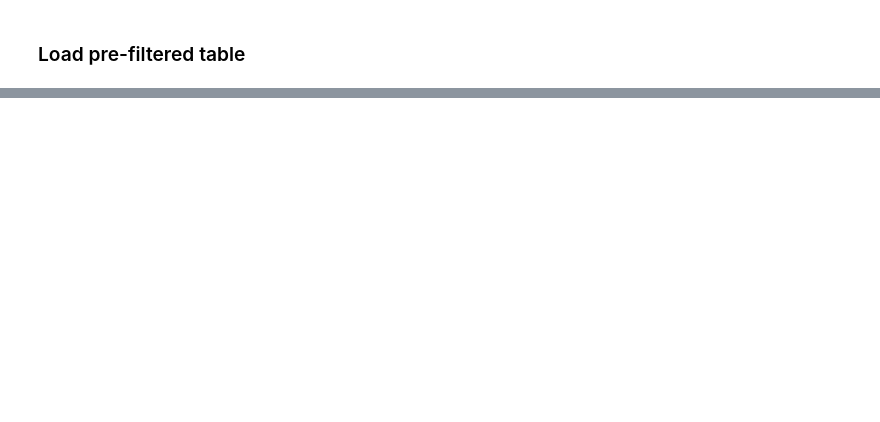
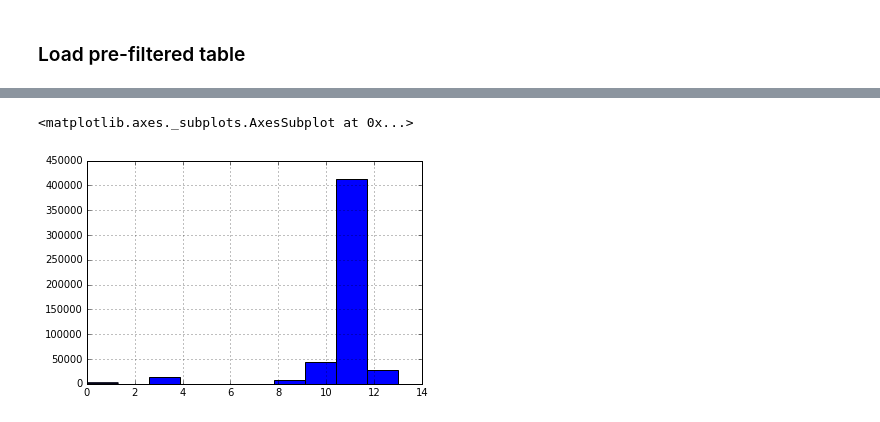
Before and after one commit to stuarteberg/random-hemibrain-notebooks, a Jupyter notebook: spark-focused.ipynb, the cells around one changed output, grey strips where cells are left out. Drawn from its saved outputs; the diff is of its cells as text; code cells hidden in the pictures; blank space fills up the shorter version.

```diff
--- a/spark-focused.ipynb
+++ b/spark-focused.ipynb
@@ -279,0 +295,3 @@ notebook-cluster--20180722.201030/  updated-tables/
+# %%
+%time body_a_stats = onehop_df.groupby('body_a').agg({'score': ['min', 'idxmin', 'size']})
+body_a_stats.columns = ['min_score', 'min_index', 'edge_count']
@@ -279,0 +301,3 @@ notebook-cluster--20180722.201030/  updated-tables/
+# %%
+%time body_b_stats = onehop_df.groupby('body_b').agg({'score': ['min', 'idxmin', 'size']})
+body_b_stats.columns = ['min_score', 'min_index', 'edge_count']
@@ -279,0 +307,4 @@ notebook-cluster--20180722.201030/  updated-tables/
+# %%
+%%time
+merged_body_stats = pd.DataFrame(body_a_stats).merge(body_b_stats, 'outer', left_index=True, right_index=True,
+                                                      suffixes=['_a', '_b'])
@@ -279,0 +314,20 @@ notebook-cluster--20180722.201030/  updated-tables/
+# %%
+%%time
+
+# Combine scores/indexes and edge counts, and record which side of the edge the score came from.
+min_scores = merged_body_stats[['min_score_a', 'min_score_b']].min(axis=1)
+edge_counts = merged_body_stats[['edge_count_a', 'edge_count_b']].sum(axis=1).astype(np.uint32)
+
+min_index = merged_body_stats['min_index_b'].copy()
+pos_a = merged_body_stats['min_score_a'] < merged_body_stats['min_score_b']
+min_index.loc[pos_a] = merged_body_stats['min_index_a']
+
+sides = pd.Series('b', index=merged_body_stats.index)
+sides.loc[pos_a] = 'a'
+sides.loc[min_index.isnull()] = 'x'
+sides = sides.astype('category')
+
+body_stats = pd.DataFrame({'min_score': min_scores,
+                           'min_index': min_index,
+                           'edge_count': edge_counts,
+                           'side': sides})
@@ -279,0 +394,5 @@ notebook-cluster--20180722.201030/  updated-tables/
+# %%
+body_stats['min_score'].hist()
+# %% [output]
+<matplotlib.axes._subplots.AxesSubplot at 0x...>
+[figure, added]
```
Also changed, not shown: parts of 103 cells of this notebook, 1 other file.
